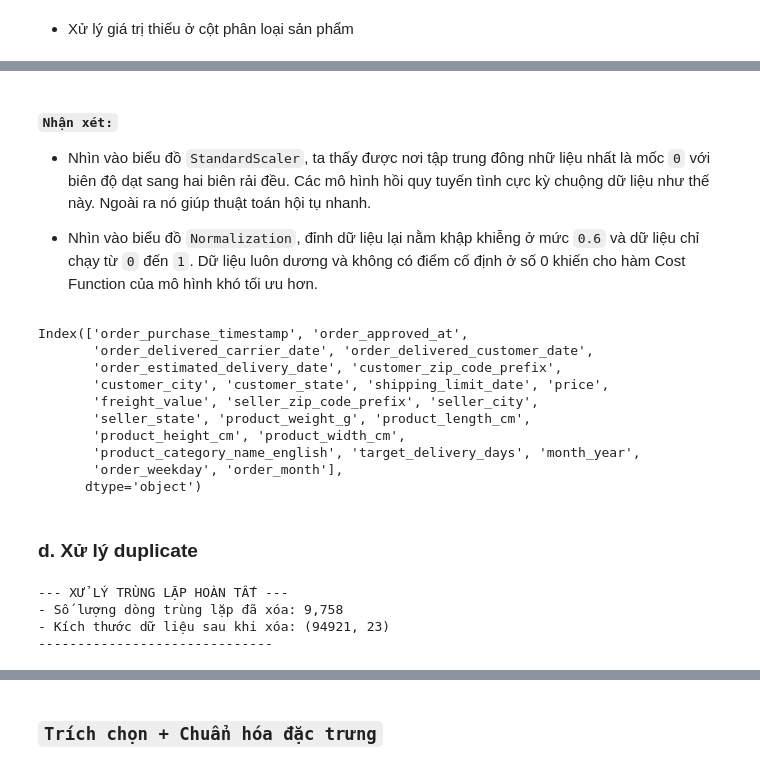
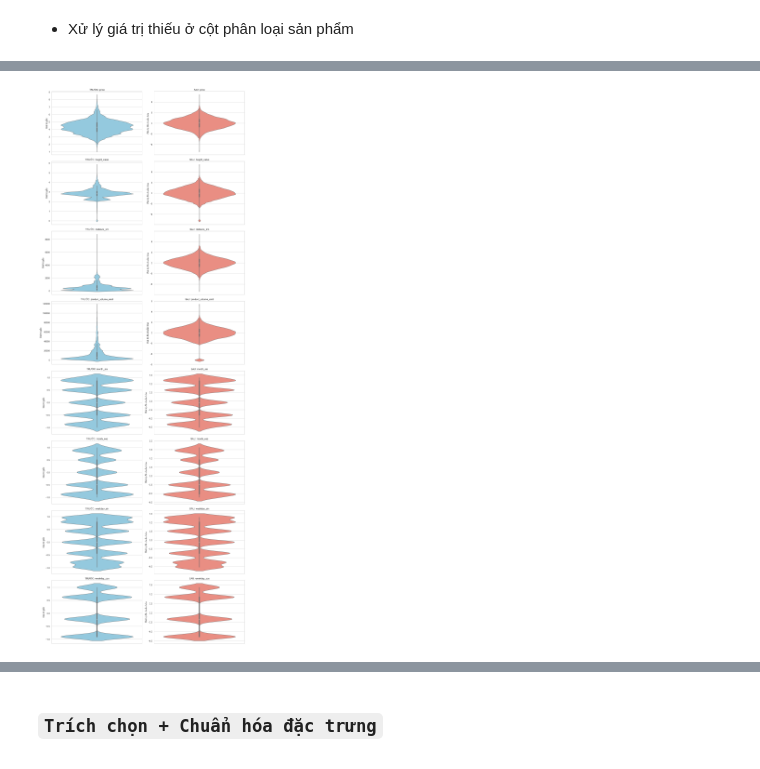
Before and after one commit to conluoi123/Machine-Learning---Project-1-, a Jupyter notebook: code/Part1_Regression/notebook.ipynb, the cells around one changed output, grey strips where cells are left out. Cells and saved outputs as stored; diff of their text form; code cells hidden in the pictures.

Commit message:
feat(preprocessing): update eda & preprocessing data

```diff
--- a/code/Part1_Regression/notebook.ipynb
+++ b/code/Part1_Regression/notebook.ipynb
@@ -779,0 +778,2 @@ Xóa thành công
+# %%
+df_cleaned = handle_outliers_pipeline(df_final)
@@ -858,29 +982,43 @@ for col in cols_to_plot:
-# %% [markdown]
-#### `Nhận xét:`
-- Nhìn vào biểu đồ `StandardScaler`, ta thấy được nơi tập trung đông nhữ liệu nhất là mốc `0` với biên độ dạt sang hai biên rải đều. Các mô hình hồi quy tuyến tình cực kỳ chuộng dữ liệu như thế này. Ngoài ra nó giúp thuật toán hội tụ nhanh.
-
-- Nhìn vào biểu đồ `Normalization`, đỉnh dữ liệu lại nằm khập khiễng ở mức `0.6` và dữ liệu chỉ chạy từ `0` đến `1`. Dữ liệu luôn dương và không có điểm cố định ở số 0 khiến cho hàm Cost Function của mô hình khó tối ưu hơn.
-# %%
-df_final.columns
-# cols_to_scale = ['price', 'freight_value']
-# df_final = transform_and_scale_features(df, cols_to_scale)
-# %% [output]
-Index(['order_purchase_timestamp', 'order_approved_at',
-       'order_delivered_carrier_date', 'order_delivered_customer_date',
-       'order_estimated_delivery_date', 'customer_zip_code_prefix',
-       'customer_city', 'customer_state', 'shipping_limit_date', 'price',
-       'freight_value', 'seller_zip_code_prefix', 'seller_city',
-       'seller_state', 'product_weight_g', 'product_length_cm',
-       'product_height_cm', 'product_width_cm',
-       'product_category_name_english', 'target_delivery_days', 'month_year',
-       'order_weekday', 'order_month'],
-      dtype='object')
-# %% [markdown]
-### **d. Xử lý duplicate**
-# %%
-df_final =handle_duplicates(df_final)
-# %% [output]
---- XỬ LÝ TRÙNG LẶP HOÀN TẤT ---
-- Số lượng dòng trùng lặp đã xóa: 9,758
-- Kích thước dữ liệu sau khi xóa: (94921, 23)
-------------------------------
+# %%
+from sklearn.preprocessing import StandardScaler, QuantileTransformer
+from sklearn.compose import ColumnTransformer
+import pandas as pd
+
+def optimize_scaling_pipeline(X_train, X_val, X_test):
+    """
+    - Biến lệch & Tương tác: Dùng QuantileTransformer.
+    - Biến chu kỳ/ổn định: Dùng StandardScaler.
+    """
+
+    all_columns = X_train.columns.tolist()
+
+    skewed_features = ['price', 'freight_value', 'distance_km', 'product_volume_cm3']
+    skewed_features = [c for c in skewed_features if c in all_columns]
+
+    stable_features = ['month_sin', 'month_cos', 'weekday_sin', 'weekday_cos']
+    stable_features = [c for c in stable_features if c in all_columns]
+
+    preprocessor = ColumnTransformer(
+        transformers=[
+            ('quantile', QuantileTransformer(output_distribution='normal', n_quantiles=1000, random_state=42), skewed_features),
+            ('std', StandardScaler(), stable_features)
+        ],
+        remainder='passthrough'
+    )
+
+    preprocessor.fit(X_train)
+
+    remaining_cols = [c for c in all_columns if c not in (skewed_features + stable_features)]
+    final_feature_names = skewed_features + stable_features + remaining_cols
+
+    def transform_data(df):
+        return pd.DataFrame(preprocessor.transform(df), columns=final_feature_names, index=df.index)
+
+    return transform_data(X_train), transform_data(X_val), transform_data(X_test), preprocessor
+
+X_train_encoded, X_val_encoded, X_test_encoded, scaler_pipeline = optimize_scaling_pipeline(X_train, X_val, X_test)
+# %%
+cols = ['price','freight_value', 'distance_km', 'product_volume_cm3', 'month_sin', 'month_cos', 'weekday_sin', 'weekday_cos']
+plot_violin_comparison(X_train, X_train_encoded, cols)
+# %% [output]
+[figure, added]
```
Also changed, not shown: parts of 58 cells of this notebook, 1 other file.
